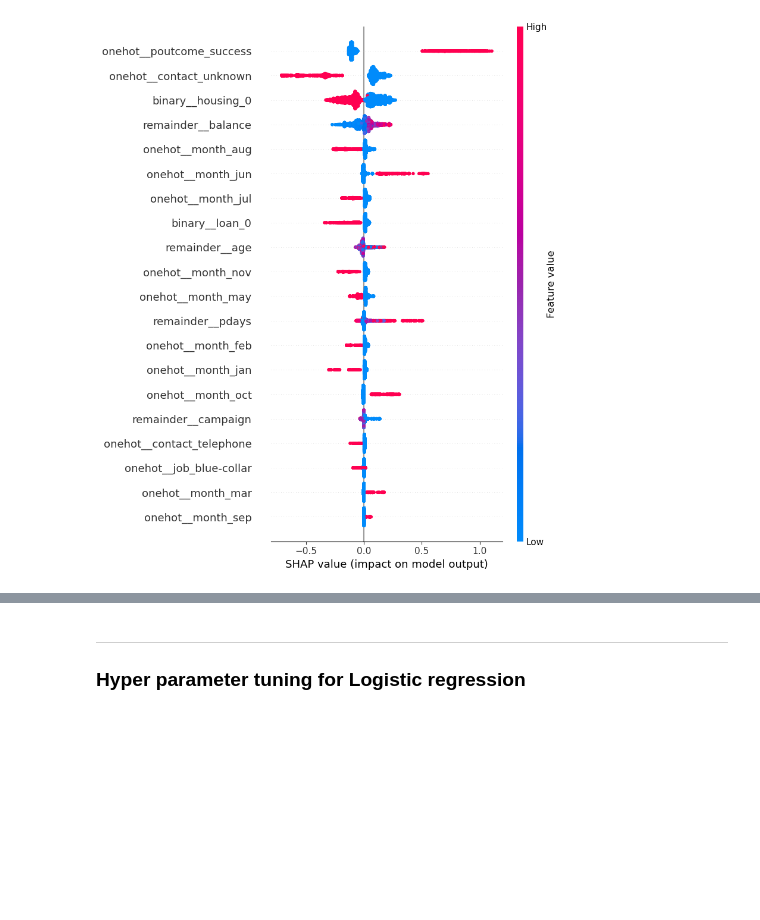
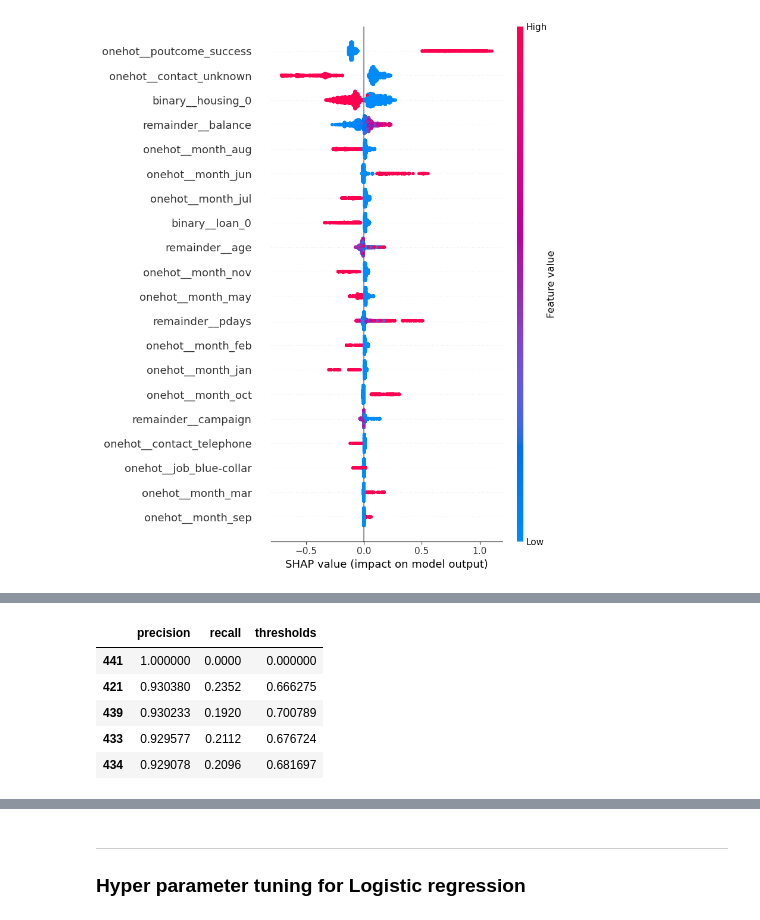
Before and after one commit to tdarum/BankCampaign, a Jupyter notebook: Capstone Project Module 3 Theresia 2nd.ipynb, the cells around one changed output, grey strips where cells are left out. Saved outputs shown, nothing was run; the diff lists cells and outputs as text; code cells hidden in the pictures; blank space fills up the shorter version.

```diff
--- a/Capstone Project Module 3 Theresia 2nd.ipynb
+++ b/Capstone Project Module 3 Theresia 2nd.ipynb
@@ -1946,0 +1911,15 @@ shap.summary_plot(shap_values, x_train_transformed, feature_names=transformer.ge
+# %%
+df_pr_curve = pd.DataFrame({
+    'precision': precision,
+    'recall': recall,
+    'thresholds': list(thresholds) + [0]
+}).sort_values('precision', ascending=False)
+
+df_pr_curve.head()
+# %% [output]
+|  | precision | recall | thresholds |
+| 441 | 1.000000 | 0.0000 | 0.000000 |
+| 421 | 0.930380 | 0.2352 | 0.666275 |
+| 439 | 0.930233 | 0.1920 | 0.700789 |
+| 433 | 0.929577 | 0.2112 | 0.676724 |
+| 434 | 0.929078 | 0.2096 | 0.681697 |
```
Also changed, not shown: parts of 17 cells of this notebook.
